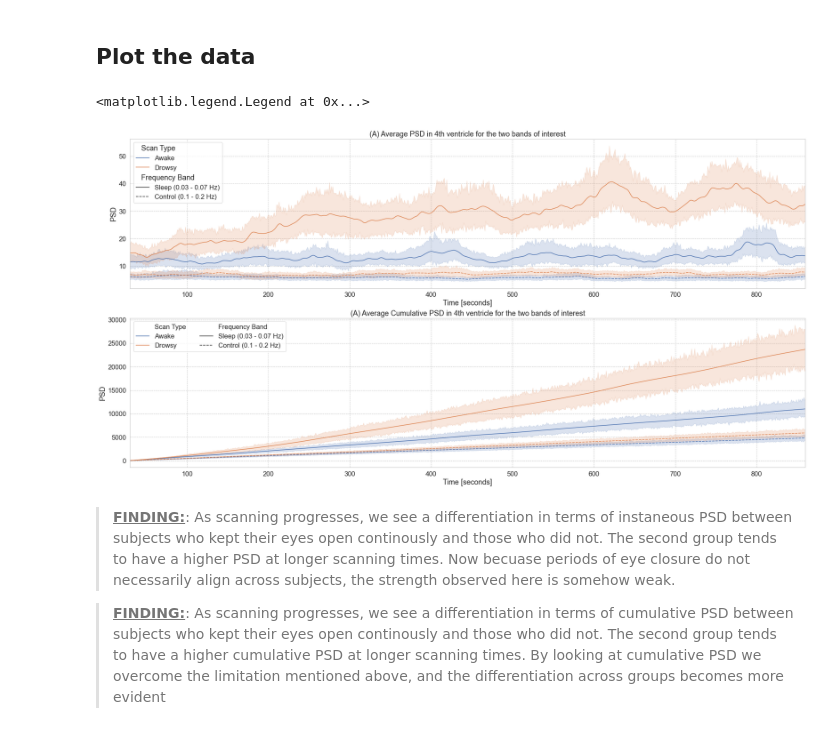
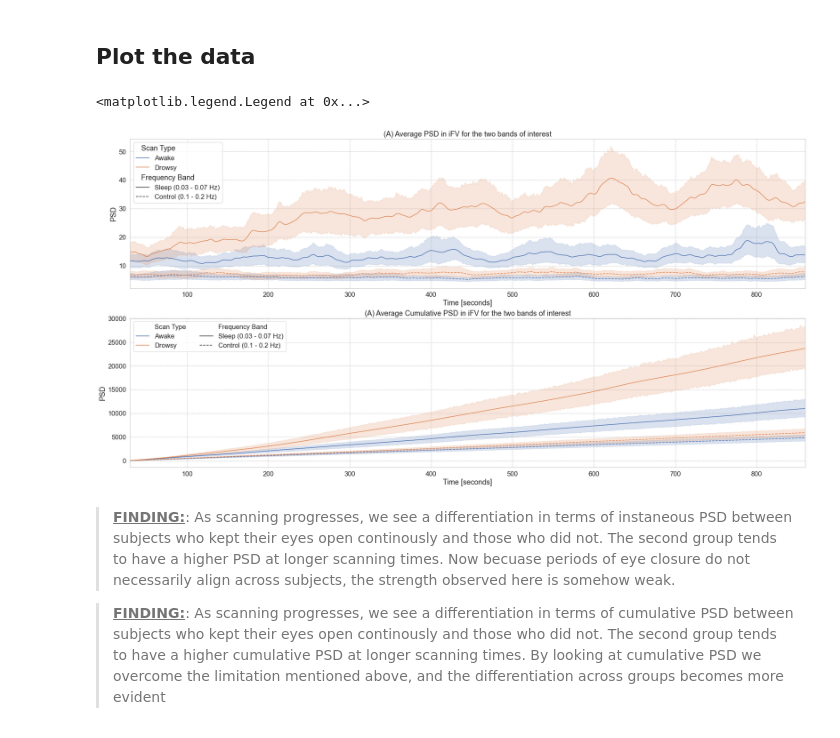
Before and after one commit to nimh-sfim/hcp7t_fv_sleep, a Jupyter notebook: Notebooks/N15_mPP_Scan_Spectrogram.EvolutionInTime.ipynb, the cells around one changed output. Saved outputs shown, nothing was run; the diff lists cells and outputs as text; code cells hidden in the pictures.

Commit message:
New titled on figures

```diff
--- a/Notebooks/N15_mPP_Scan_Spectrogram.EvolutionInTime.ipynb
+++ b/Notebooks/N15_mPP_Scan_Spectrogram.EvolutionInTime.ipynb
@@ -37,7 +37,7 @@ sns.set_style("whitegrid",{"xtick.major.size": 0.1,
 region             = 'V4lt_grp' # Use the Group-Level FV ROI
 gs_region          = 'GM'       # Region used to define the global signal (options='GM','FB')
 gs_step            = 'mPP'      # Options: 'mPP','Reference','Basic','Basicpp','Behzadi_COMPCOR','Behzadi_COMPCORpp' | Manuscript: 'mPP'
-remove_overlap_HR  = False      # If true, do analyses after removing scans with overlapping alisaed HR in the sleep band
+remove_HRa_scans  = False      # If true, do analyses after removing scans with overlapping alisaed HR in the sleep band
 spectrogram_windur = 60         # Spectrogram Window Duration (In seconds)
 Nacq               = 890        # Number of acquisitions
 # %% [markdown]
@@ -79,7 +79,7 @@ TimedeltaIndex(['0 days 00:00:30', '0 days 00:00:31', '0 days 00:00:32',
 ### Load list of runs classified as awake and drowsy
 # %%
 %%time
-if remove_overlap_HR:
+if remove_HRa_scans:
     scenario        = 'noHRa'
     scan_HR_info    = pd.read_csv(osp.join(Resources_Dir,'HR_scaninfo.csv'), index_col=0)
     scan_HR_info    = scan_HR_info[(scan_HR_info['HR_aliased']< 0.03) | (scan_HR_info['HR_aliased']> 0.07)]
@@ -164,16 +164,16 @@ df_plot = pd.concat([sleep_psd_stacked_DF,ctrol_psd_stacked_DF])
 ## Plot the data
 # %%
 fig, ax = plt.subplots(2,1,figsize=(30,15))
-sns.lineplot(data=df_plot, x='Time [seconds]', hue='Scan Type', y='PSD', style='Frequency Band', style_order=['Sleep (0.03 - 0.07 Hz)','Control (0.1 - 0.2 Hz)'], estimator=np.mean, n_boot=100, ax=ax[0])
+sns.lineplot(data=df_plot, x='Time [seconds]', hue='Scan Type', y='PSD', style='Frequency Band', style_order=['Sleep (0.03 - 0.07 Hz)','Control (0.1 - 0.2 Hz)'], estimator=np.mean, n_boot=1000, ax=ax[0])
 ax[0].set_xlim(df_plot['Time [seconds]'].min(),df_plot['Time [seconds]'].max())
-ax[0].set_title('(A) Average PSD in 4th ventricle for the two bands of interest')
-sns.lineplot(data=df_cum_plot, x='Time [seconds]', hue='Scan Type', y='PSD', style='Frequency Band', style_order=['Sleep (0.03 - 0.07 Hz)','Control (0.1 - 0.2 Hz)'], estimator=np.mean, n_boot=100, ax=ax[1])
-ax[1].set_title('(A) Average Cumulative PSD in 4th ventricle for the two bands of interest')
+ax[0].set_title('(A) Average PSD in iFV for the two bands of interest')
+sns.lineplot(data=df_cum_plot, x='Time [seconds]', hue='Scan Type', y='PSD', style='Frequency Band', style_order=['Sleep (0.03 - 0.07 Hz)','Control (0.1 - 0.2 Hz)'], estimator=np.mean, n_boot=1000, ax=ax[1])
+ax[1].set_title('(A) Average Cumulative PSD in iFV for the two bands of interest')
 ax[1].set_xlim(df_cum_plot['Time [seconds]'].min(),df_cum_plot['Time [seconds]'].max())
 ax[1].legend(ncol=2)
 # %% [output]
 <matplotlib.legend.Legend at 0x...>
-[figure, old version]
+[figure, new version]
 # %% [markdown]
 > **<u>FINDING:</u>**: As scanning progresses, we see a differentiation in terms of instaneous PSD between subjects who kept their eyes open continously and those who did not. The second group tends to have a higher PSD at longer scanning times. Now becuase periods of eye closure do not necessarily align across subjects, the strength observed here is somehow weak.
 
```
Also changed, not shown: parts of 3 cells of this notebook, 2 other files.
